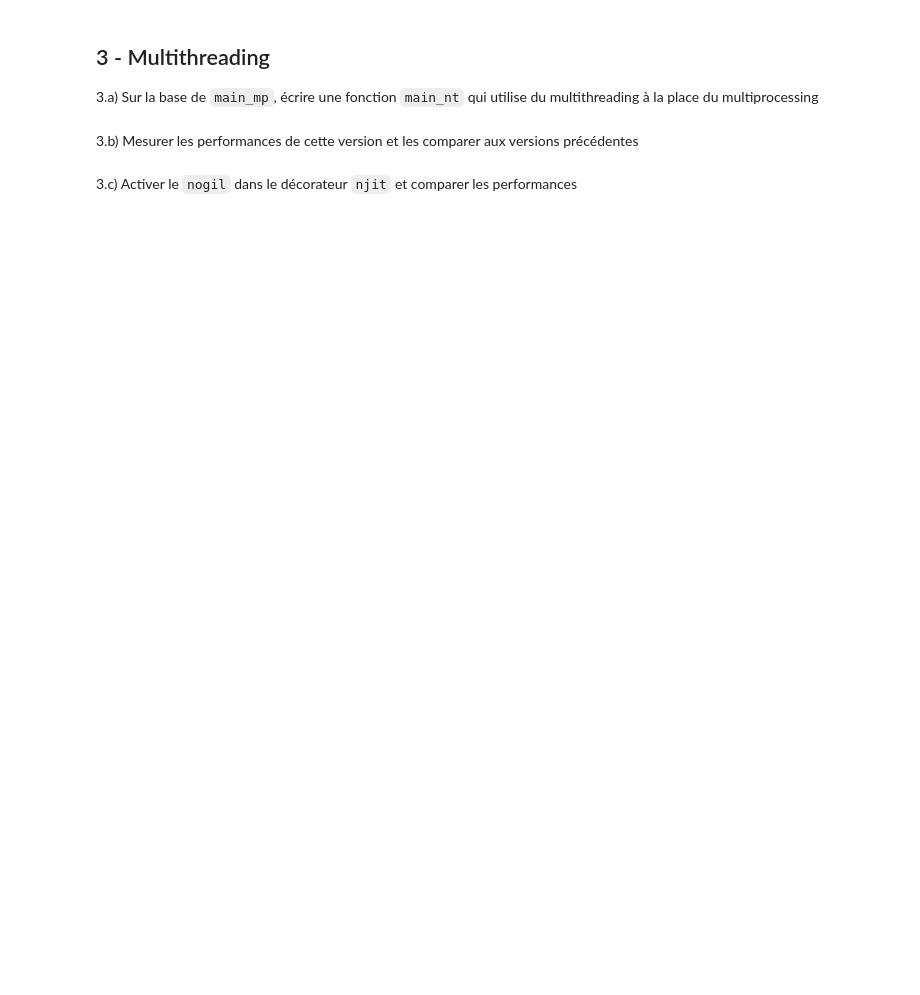
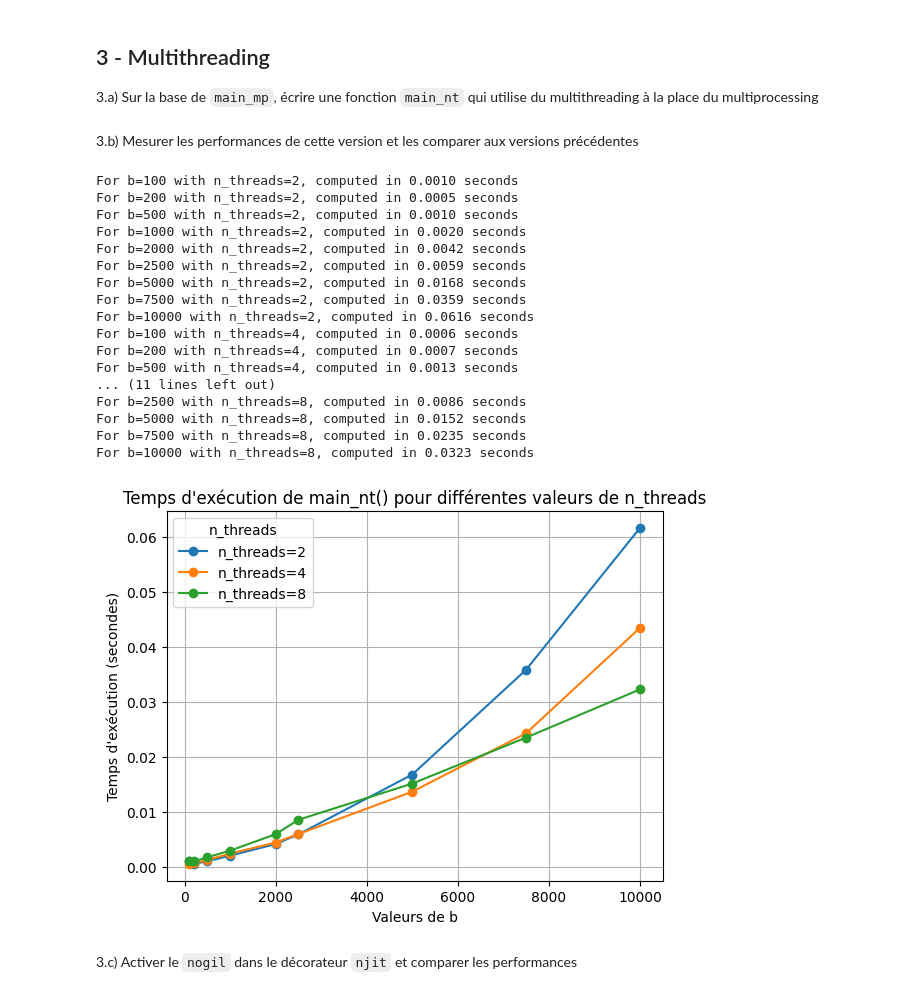
Before and after one commit to RodrigoFernandes-DA/TPs_Univ, a Jupyter notebook: Architectures et Technologies en Sciences des Données/M1SD-TP02-Multitasking-Ex02-factor.ipynb, the cells around one changed output. Saved outputs shown, nothing was run; the diff lists cells and outputs as text; code cells hidden in the pictures; blank space fills up the shorter version.

```diff
--- a/Architectures et Technologies en Sciences des Données/M1SD-TP02-Multitasking-Ex02-factor.ipynb
+++ b/Architectures et Technologies en Sciences des Données/M1SD-TP02-Multitasking-Ex02-factor.ipynb
@@ -316,7 +279,50 @@ BrokenProcessPool: A process in the process pool was terminated abruptly while t
 # %% [markdown]
 3.b) Mesurer les performances de cette version et les comparer aux versions précédentes
 # %%
-#TODO
+n_threads_values = [2, 4, 8]  # Valores de n_threads que você deseja testar
+
+# Lista para armazenar os tempos de execução para cada n_threads
+times_for_n_threads = {n: [] for n in n_threads_values}
+
+# Medir o tempo de execução de main_nt para diferentes b_values e n_threads
+for n_threads in n_threads_values:
+    for b in b_values:
+        tic = time.time()
+        mains_nt = main_nt(1, b, n_threads)  # Chamar main_nt com n_threads
+        toc = time.time()
+        elapsed_time = toc - tic
+        times_for_n_threads[n_threads].append(elapsed_time)
+        print(f"For b={b} with n_threads={n_threads}, computed in {elapsed_time:.4f} seconds")
+
+# Plotando os resultados
+for n_threads in n_threads_values:
+    plt.plot(b_values, times_for_n_threads[n_threads], marker='o', label=f'n_threads={n_threads}')
+
+plt.xlabel('Valeurs de b')
+plt.ylabel("Temps d'exécution (secondes)")
+plt.title("Temps d'exécution de main_nt() pour différentes valeurs de n_threads")
+plt.legend(title="n_threads")
+plt.grid(True)
+plt.show()
+# %% [output]
+For b=100 with n_threads=2, computed in 0.0010 seconds
+For b=200 with n_threads=2, computed in 0.0005 seconds
+For b=500 with n_threads=2, computed in 0.0010 seconds
+For b=1000 with n_threads=2, computed in 0.0020 seconds
+For b=2000 with n_threads=2, computed in 0.0042 seconds
+For b=2500 with n_threads=2, computed in 0.0059 seconds
+For b=5000 with n_threads=2, computed in 0.0168 seconds
+For b=7500 with n_threads=2, computed in 0.0359 seconds
+For b=10000 with n_threads=2, computed in 0.0616 seconds
+For b=100 with n_threads=4, computed in 0.0006 seconds
+For b=200 with n_threads=4, computed in 0.0007 seconds
+For b=500 with n_threads=4, computed in 0.0013 seconds
+... (11 lines left out)
+For b=2500 with n_threads=8, computed in 0.0086 seconds
+For b=5000 with n_threads=8, computed in 0.0152 seconds
+For b=7500 with n_threads=8, computed in 0.0235 seconds
+For b=10000 with n_threads=8, computed in 0.0323 seconds
+[figure, added]
 # %% [markdown]
 3.c) Activer le `nogil` dans le décorateur `njit` et comparer les performances
 # %%
```
Also changed, not shown: parts of 11 cells of this notebook, 4 other files.
